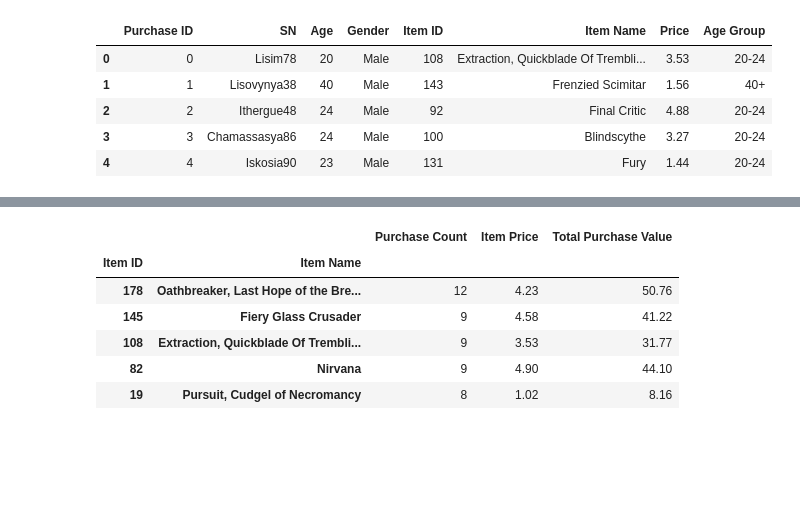
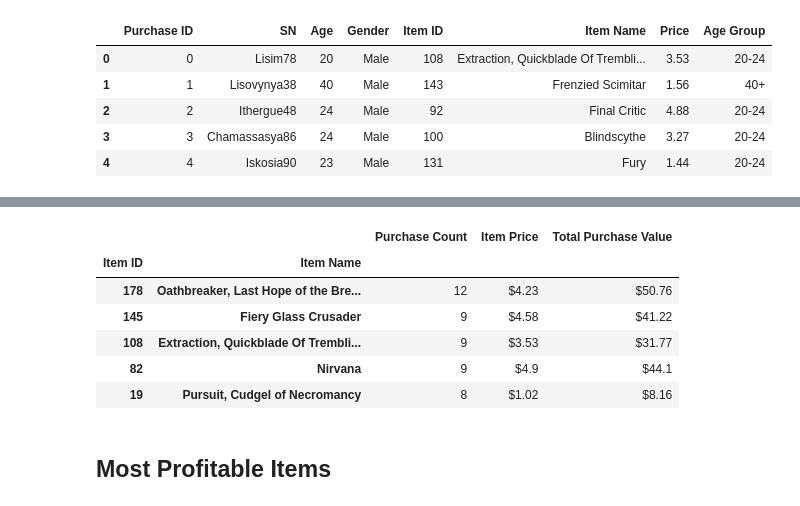
Before and after one commit to Freguenet/Pandas_Challenge, a Jupyter notebook: Heroes_of_pymoli.ipynb, the cells around one changed output, grey strips where cells are left out. Drawn from its saved outputs; the diff is of its cells as text; code cells hidden in the pictures; blank space fills up the shorter version.

```diff
--- a/Heroes_of_pymoli.ipynb
+++ b/Heroes_of_pymoli.ipynb
@@ -174,20 +196,24 @@ top_spender_df[:5]
 # %%
 grouped_items = pymoli_df.groupby(["Item ID", "Item Name"])
 grouped_items_count_df = pd.DataFrame(grouped_items["Purchase ID"].count())
 grouped_items_count_df
 grouped_items_tot_value_df = pd.DataFrame(grouped_items["Price"].sum())
 grouped_items_price = grouped_items["Price"].sum()/grouped_items["Purchase ID"].count()
 grouped_items_price_df = pd.DataFrame(grouped_items_price)
-merged_items_annalysis = pd.merge(grouped_items_count_df, grouped_items_price_df, on=["Item ID", "Item Name"]).merge(grouped_items_tot_value_df, on=["Item ID", "Item Name"])
-merged_items_annalysis_df = pd.DataFrame(merged_items_annalysis)
-merged_items_annalysis_df = pd.DataFrame(merged_items_annalysis_df.sort_values(by=["Purchase ID"],ascending=False))
-merged_items_annalysis_df.columns = ["Purchase Count", "Item Price", "Total Purchase Value"]
-merged_items_annalysis_df[:5]
+merged_items_count_annalysis = pd.merge(grouped_items_count_df, grouped_items_price_df, on=["Item ID", "Item Name"]).merge(grouped_items_tot_value_df, on=["Item ID", "Item Name"])
+merged_items_count_annalysis_df = pd.DataFrame(merged_items_count_annalysis)
+merged_items_count_annalysis_df = pd.DataFrame(merged_items_count_annalysis_df.sort_values(by=["Purchase ID"],ascending=False))
+merged_items_count_annalysis_df.columns = ["Purchase Count", "Item Price", "Total Purchase Value"]
+merged_items_count_annalysis_df["Item Price"] = merged_items_count_annalysis_df["Item Price"].astype(float).map("${:,.3}".format)
+merged_items_count_annalysis_df["Total Purchase Value"] = merged_items_count_annalysis_df["Total Purchase Value"].astype(float).map("${:,.4}".format)
+merged_items_count_annalysis_df[:5]
 # %% [output]
 |  |  | Purchase Count | Item Price | Total Purchase Value |
 | Item ID | Item Name |  |  |  |
-| 178 | Oathbreaker, Last Hope of the Bre... | 12 | 4.23 | 50.76 |
-| 145 | Fiery Glass Crusader | 9 | 4.58 | 41.22 |
-| 108 | Extraction, Quickblade Of Trembli... | 9 | 3.53 | 31.77 |
-| 82 | Nirvana | 9 | 4.90 | 44.10 |
-| 19 | Pursuit, Cudgel of Necromancy | 8 | 1.02 | 8.16 |
+| 178 | Oathbreaker, Last Hope of the Bre... | 12 | $4.23 | $50.76 |
+| 145 | Fiery Glass Crusader | 9 | $4.58 | $41.22 |
+| 108 | Extraction, Quickblade Of Trembli... | 9 | $3.53 | $31.77 |
+| 82 | Nirvana | 9 | $4.9 | $44.1 |
+| 19 | Pursuit, Cudgel of Necromancy | 8 | $1.02 | $8.16 |
+# %% [markdown]
+##  Most Profitable Items
```
Also changed, not shown: parts of 18 cells of this notebook.
